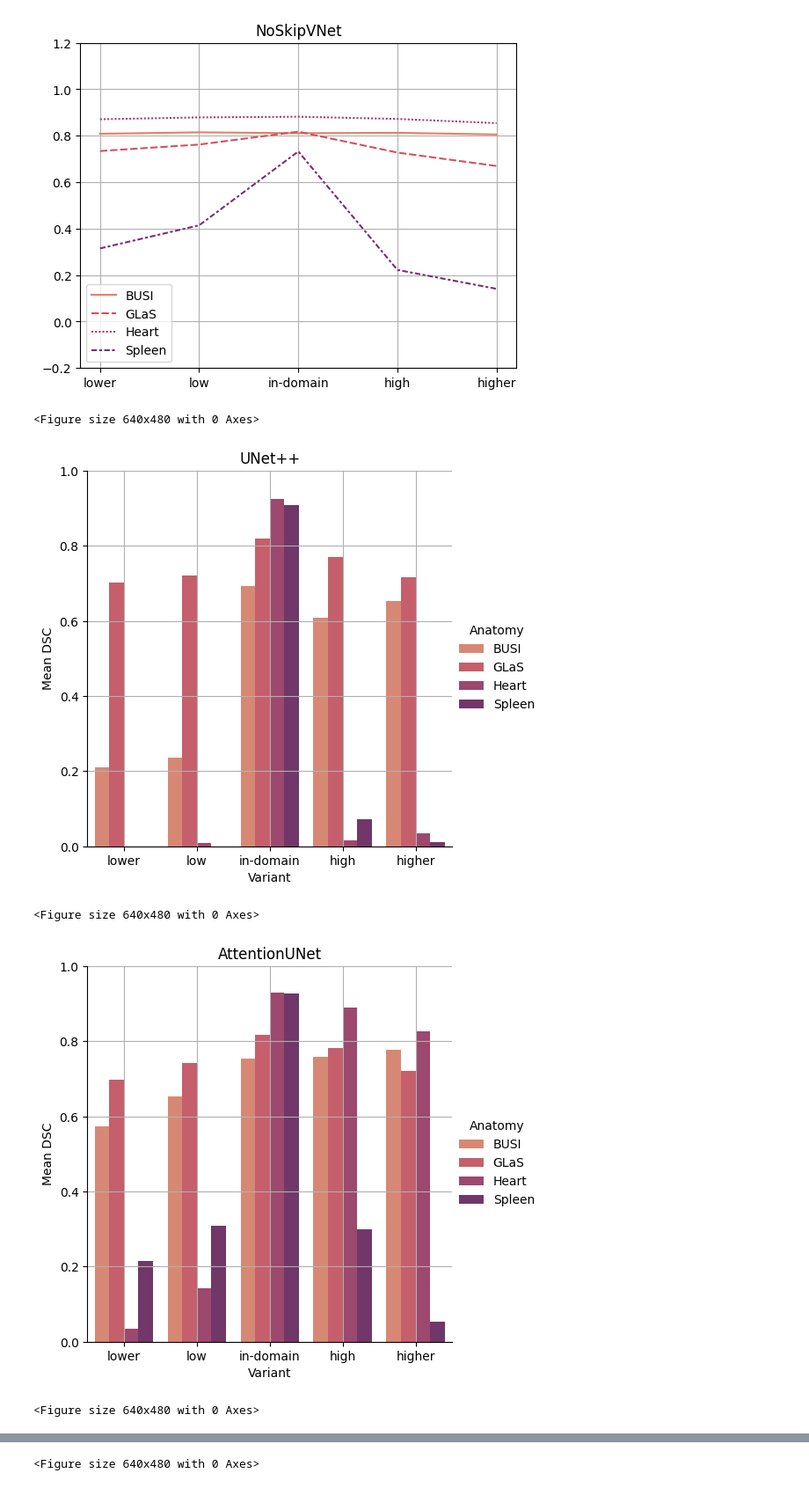
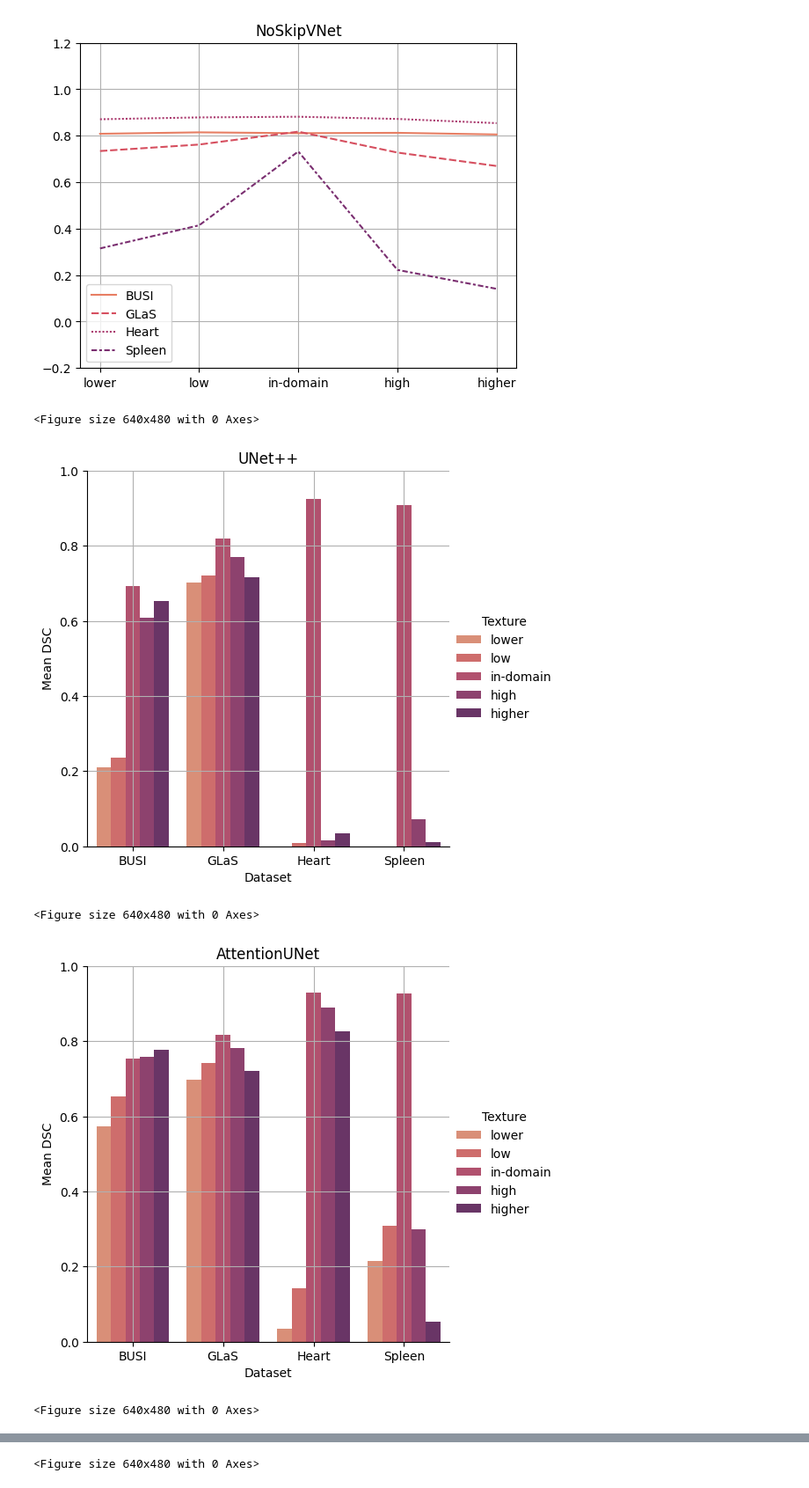
Before and after one commit to amithjkamath/to_skip_or_not, a Jupyter notebook: notebooks/clinical-robustness-dsc.ipynb, the cells around one changed output, grey strips where cells are left out. Shown at 88% size. Drawn from its saved outputs; the diff is of its cells as text; code cells hidden in the pictures.

Commit message:
updating figures for medIA submission

```diff
--- a/notebooks/clinical-robustness-dsc.ipynb
+++ b/notebooks/clinical-robustness-dsc.ipynb
@@ -99,19 +99,19 @@ for model_type in model_list:
 # %%
 for model_type in model_list:
     data_results = []
     for image_type in anatomy_list:
         for variant in variant_list:
             data_results.append([variant, model_type, image_type, dsc_mean_data[variant][model_type][image_type]])
 
     plt.figure()
-    df = pd.DataFrame(data_results, columns=["Variant", "Model", "Anatomy", "Mean DSC"])
-    sns.catplot(data=df, kind="bar", x="Variant", y="Mean DSC", hue="Anatomy", palette='flare')
+    df = pd.DataFrame(data_results, columns=["Texture", "Model", "Dataset", "Mean DSC"])
+    sns.catplot(data=df, kind="bar", x="Dataset", y="Mean DSC", hue="Texture", palette='flare')
     plt.title(model_type)
     plt.grid(True)
     plt.ylim([0.0, 1.0])
 # %% [output]
 <Figure size 640x480 with 0 Axes>
-[figure, old version]
+[figure, new version]
 <Figure size 640x480 with 0 Axes>
-[figure, old version]
+[figure, new version]
 <Figure size 640x480 with 0 Axes>
```
Also changed, not shown: parts of 1 cell of this notebook, 7 other files.
